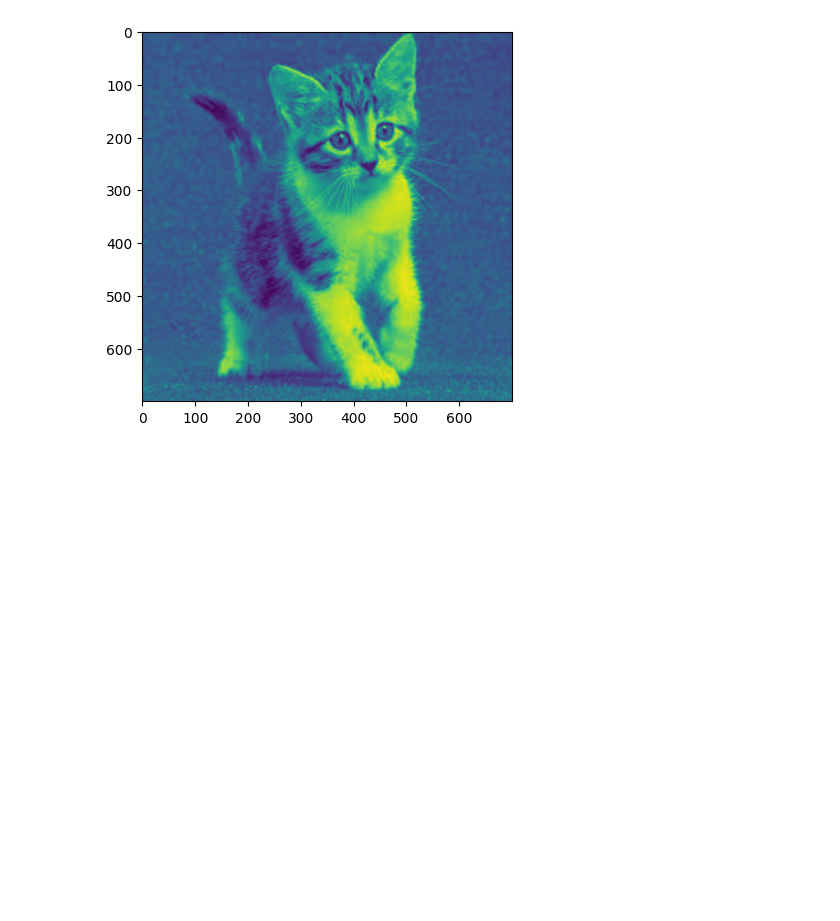
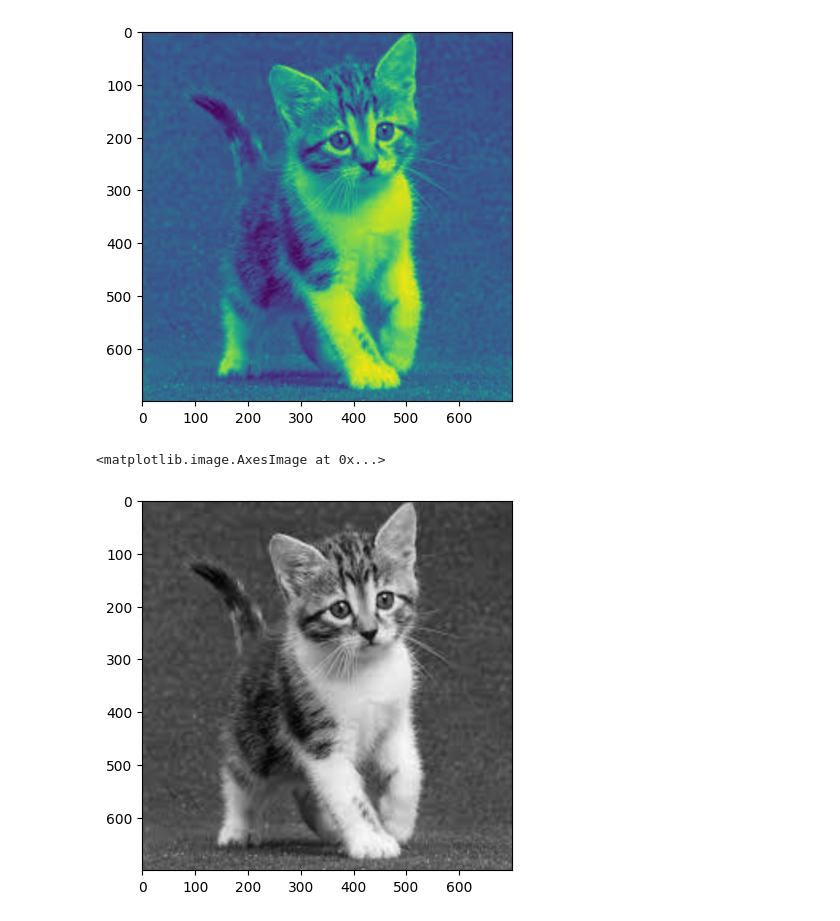
Before and after one commit to TyaraKusumaNevada/PCVK_Genap_2025, a Jupyter notebook: Week2.ipynb, the cells around one changed output. Saved outputs shown, nothing was run; the diff lists cells and outputs as text; code cells hidden in the pictures; blank space fills up the shorter version.

```diff
--- a/Week2.ipynb
+++ b/Week2.ipynb
@@ -28,3 +28,8 @@ plt.imshow(img_gray)
 # %% [output]
 <matplotlib.image.AxesImage at 0x...>
 [figure]
+# %%
+plt.imshow(img_gray, cmap='gray')
+# %% [output]
+<matplotlib.image.AxesImage at 0x...>
+[figure, added]
```
Also changed, not shown: parts of 13 cells of this notebook.
